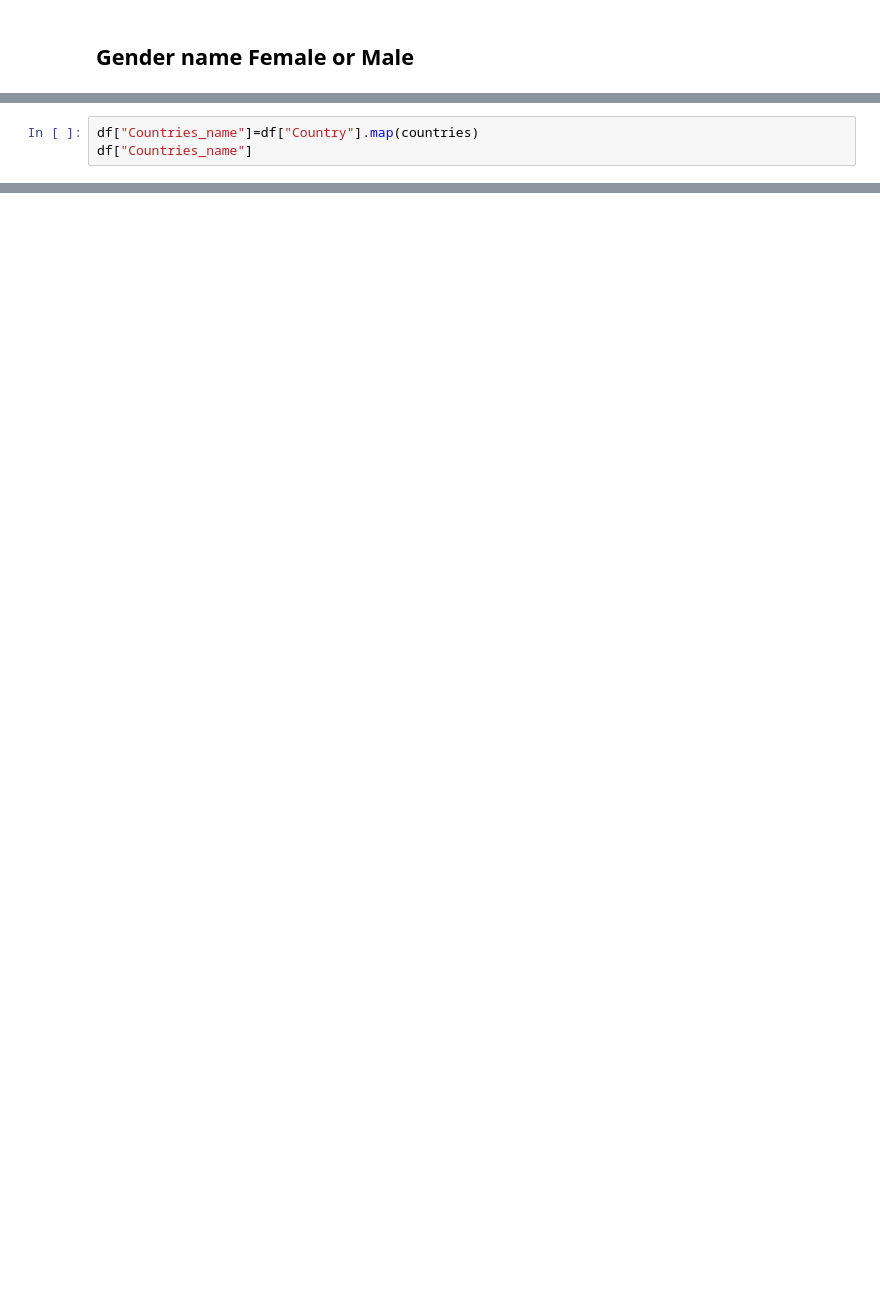
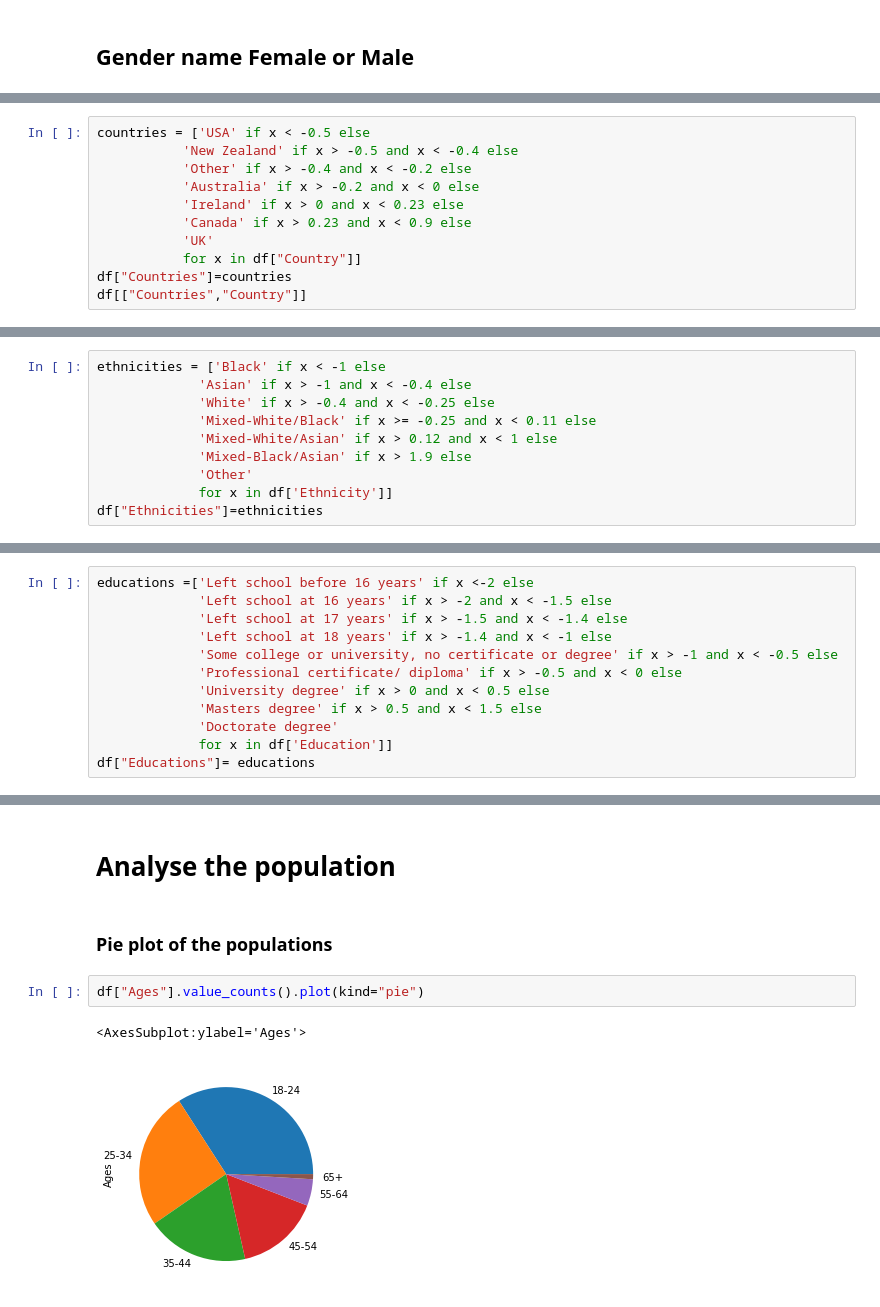
Before and after one commit to ras-000212/ESILV4-DIA-DataAnalysis-Project, a Jupyter notebook: data_analysis.ipynb, the cells around one changed output, grey strips where cells are left out. Cells and saved outputs as stored; diff of their text form; blank space fills up the shorter version.

```diff
--- a/data_analysis.ipynb
+++ b/data_analysis.ipynb
@@ -120,3 +117,0 @@ countries = {-0.09765 :"Australia",
-# %%
-df["Countries_name"]=df["Country"].map(countries)
-df["Countries_name"]
@@ -144,0 +126,11 @@ ethnicities = {-0.50212: "Asian",
+# %%
+countries = ['USA' if x < -0.5 else
+           'New Zealand' if x > -0.5 and x < -0.4 else
+           'Other' if x > -0.4 and x < -0.2 else
+           'Australia' if x > -0.2 and x < 0 else
+           'Ireland' if x > 0 and x < 0.23 else
+           'Canada' if x > 0.23 and x < 0.9 else
+           'UK'
+           for x in df["Country"]]
+df["Countries"]=countries
+df[["Countries","Country"]]
@@ -144,0 +164,10 @@ ethnicities = {-0.50212: "Asian",
+# %%
+ethnicities = ['Black' if x < -1 else
+             'Asian' if x > -1 and x < -0.4 else
+             'White' if x > -0.4 and x < -0.25 else
+             'Mixed-White/Black' if x >= -0.25 and x < 0.11 else
+             'Mixed-White/Asian' if x > 0.12 and x < 1 else
+             'Mixed-Black/Asian' if x > 1.9 else
+             'Other'
+             for x in df['Ethnicity']]
+df["Ethnicities"]=ethnicities
@@ -144,0 +187,12 @@ ethnicities = {-0.50212: "Asian",
+# %%
+educations =['Left school before 16 years' if x <-2 else
+             'Left school at 16 years' if x > -2 and x < -1.5 else
+             'Left school at 17 years' if x > -1.5 and x < -1.4 else
+             'Left school at 18 years' if x > -1.4 and x < -1 else
+             'Some college or university, no certificate or degree' if x > -1 and x < -0.5 else
+             'Professional certificate/ diploma' if x > -0.5 and x < 0 else
+             'University degree' if x > 0 and x < 0.5 else
+             'Masters degree' if x > 0.5 and x < 1.5 else
+             'Doctorate degree'
+             for x in df['Education']]
+df["Educations"]= educations
@@ -144,0 +212,9 @@ ethnicities = {-0.50212: "Asian",
+# %% [markdown]
+# Analyse the population
+# %% [markdown]
+### Pie plot of the populations
+# %%
+df["Ages"].value_counts().plot(kind="pie")
+# %% [output]
+<AxesSubplot:ylabel='Ages'>
+[figure, added]
```
Also changed, not shown: parts of 38 cells of this notebook.
